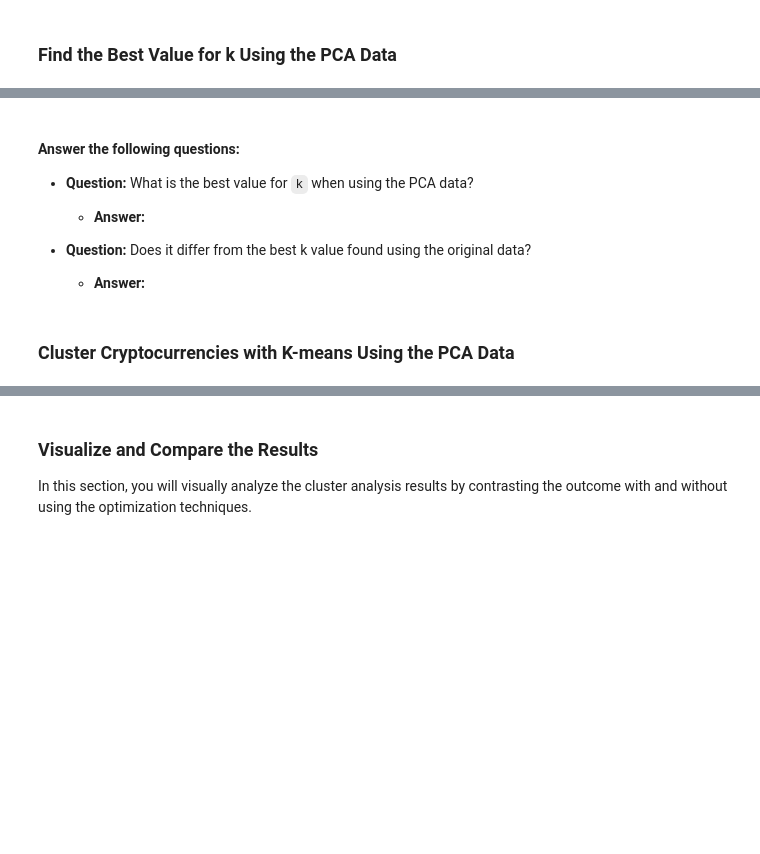
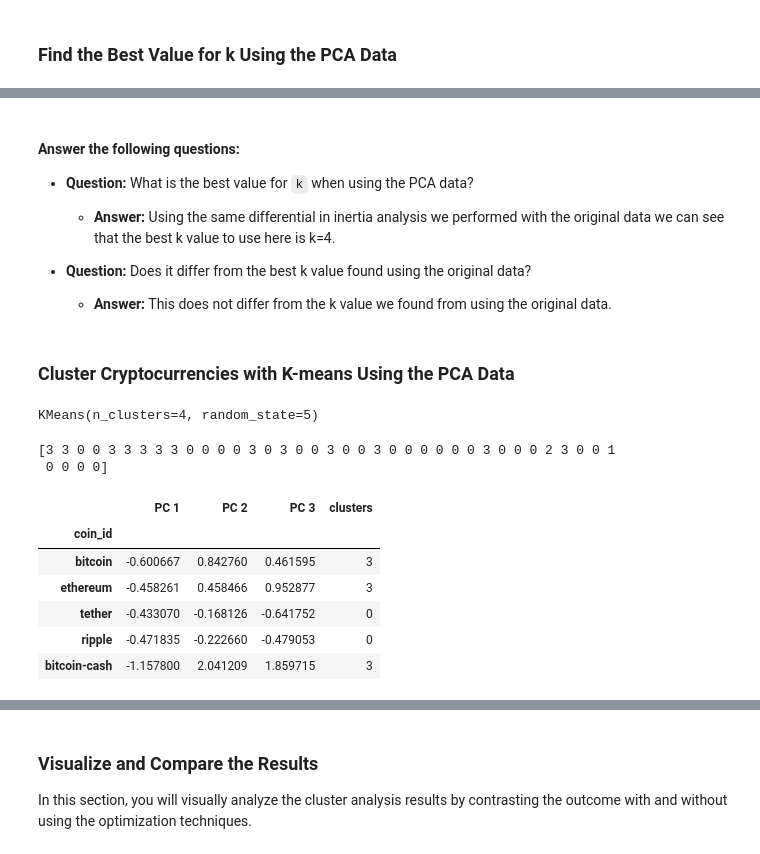
Before and after one commit to amdruggan/CryptoClustering, a Jupyter notebook: Crypto_Clustering.ipynb, the cells around one changed output, grey strips where cells are left out. Cells and saved outputs as stored; diff of their text form; code cells hidden in the pictures; blank space fills up the shorter version.

```diff
--- a/Crypto_Clustering.ipynb
+++ b/Crypto_Clustering.ipynb
@@ -180,11 +268,15 @@ df_scaled_market_data.head()
 # %%
 # Create an empty list to store the inertia values
-
+pca_inertia = []
 
 # Create a for loop to compute the inertia with each possible value of k
 # Inside the loop:
 # 1. Create a KMeans model using the loop counter for the n_clusters
 # 2. Fit the model to the data using `df_market_data_pca`
 # 3. Append the model.inertia_ to the inertia list
+for i in k:
+    k_model = KMeans(n_clusters=i, random_state=2)
+    k_model.fit(combined_df)
+    pca_inertia.append(k_model.inertia_)
 # %%
 # Create a dictionary with the data to plot the Elbow curve
@@ -198,30 +313,48 @@ df_scaled_market_data.head()
 
 * **Question:** What is the best value for `k` when using the PCA data?
 
-  * **Answer:**
+  * **Answer:** Using the same differential in inertia analysis we performed with the original data we can see that the best k value to use here is k=4.
 
 
 * **Question:** Does it differ from the best k value found using the original data?
 
-  * **Answer:**
+  * **Answer:** This does not differ from the k value we found from using the original data.
 # %% [markdown]
 ### Cluster Cryptocurrencies with K-means Using the PCA Data
 # %%
 # Initialize the K-Means model using the best value for k
+model = KMeans(n_clusters=4, random_state=5)
 # %%
 # Fit the K-Means model using the PCA data
+model.fit(combined_df)
+# %% [output]
+KMeans(n_clusters=4, random_state=5)
 # %%
 # Predict the clusters to group the cryptocurrencies using the PCA data
+pca_k = model.predict(combined_df)
 
 # Print the resulting array of cluster values.
+print(pca_k)
+# %% [output]
+[3 3 0 0 3 3 3 3 3 0 0 0 0 3 0 3 0 0 3 0 0 3 0 0 0 0 0 0 3 0 0 0 2 3 0 0 1
+ 0 0 0 0]
 # %%
 # Create a copy of the DataFrame with the PCA data
-
+pca_predict_df = combined_df.copy()
 
 # Add a new column to the DataFrame with the predicted clusters
-
+pca_predict_df["clusters"] = pca_k
 
 # Display sample data
+pca_predict_df.head()
+# %% [output]
+|  | PC 1 | PC 2 | PC 3 | clusters |
+| coin_id |  |  |  |  |
+| bitcoin | -0.600667 | 0.842760 | 0.461595 | 3 |
+| ethereum | -0.458261 | 0.458466 | 0.952877 | 3 |
+| tether | -0.433070 | -0.168126 | -0.641752 | 0 |
+| ripple | -0.471835 | -0.222660 | -0.479053 | 0 |
+| bitcoin-cash | -1.157800 | 2.041209 | 1.859715 | 3 |
 # %%
 # Create a scatter plot using hvPlot by setting
 # `x="PC1"` and `y="PC2"`.
```
Also changed, not shown: parts of 29 cells of this notebook.
